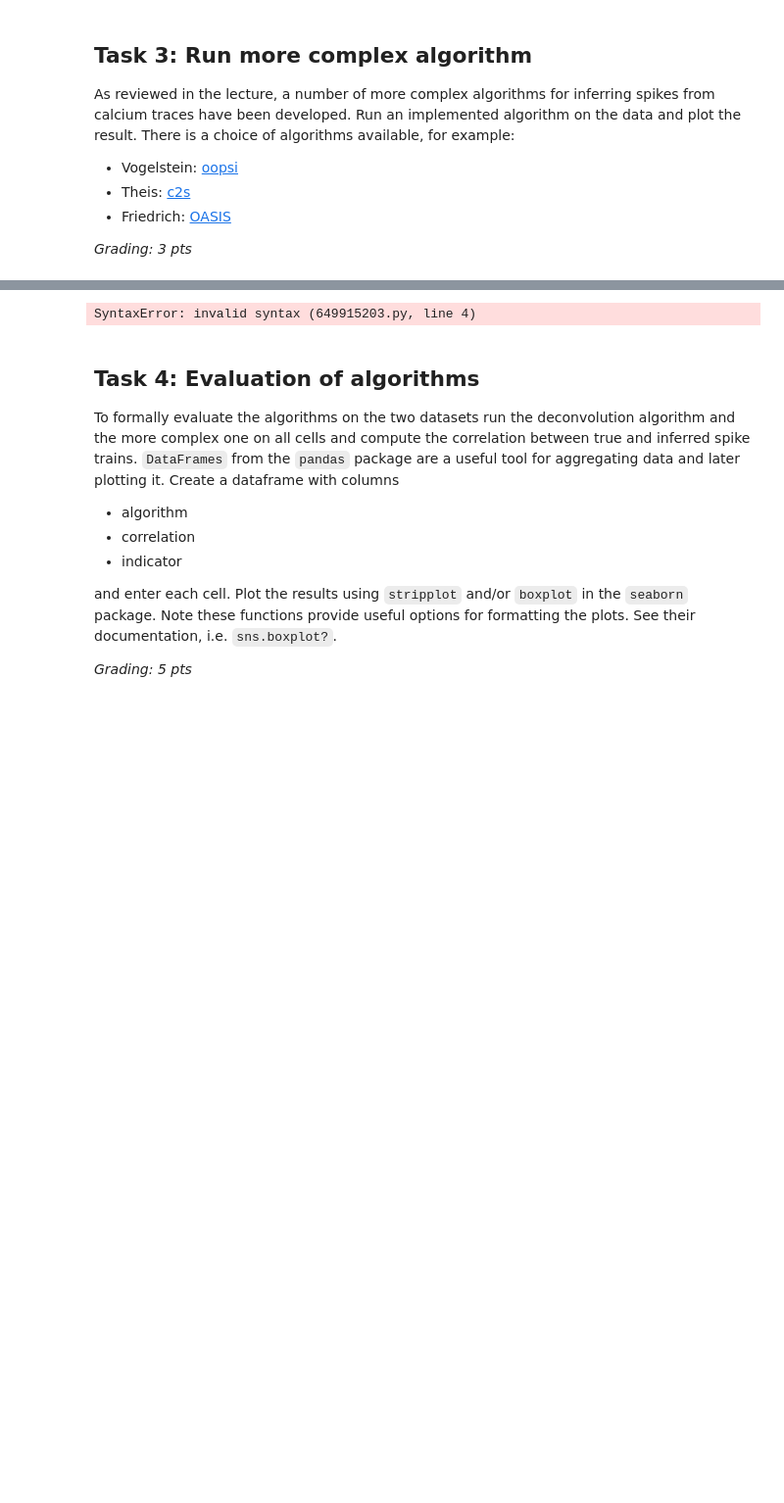
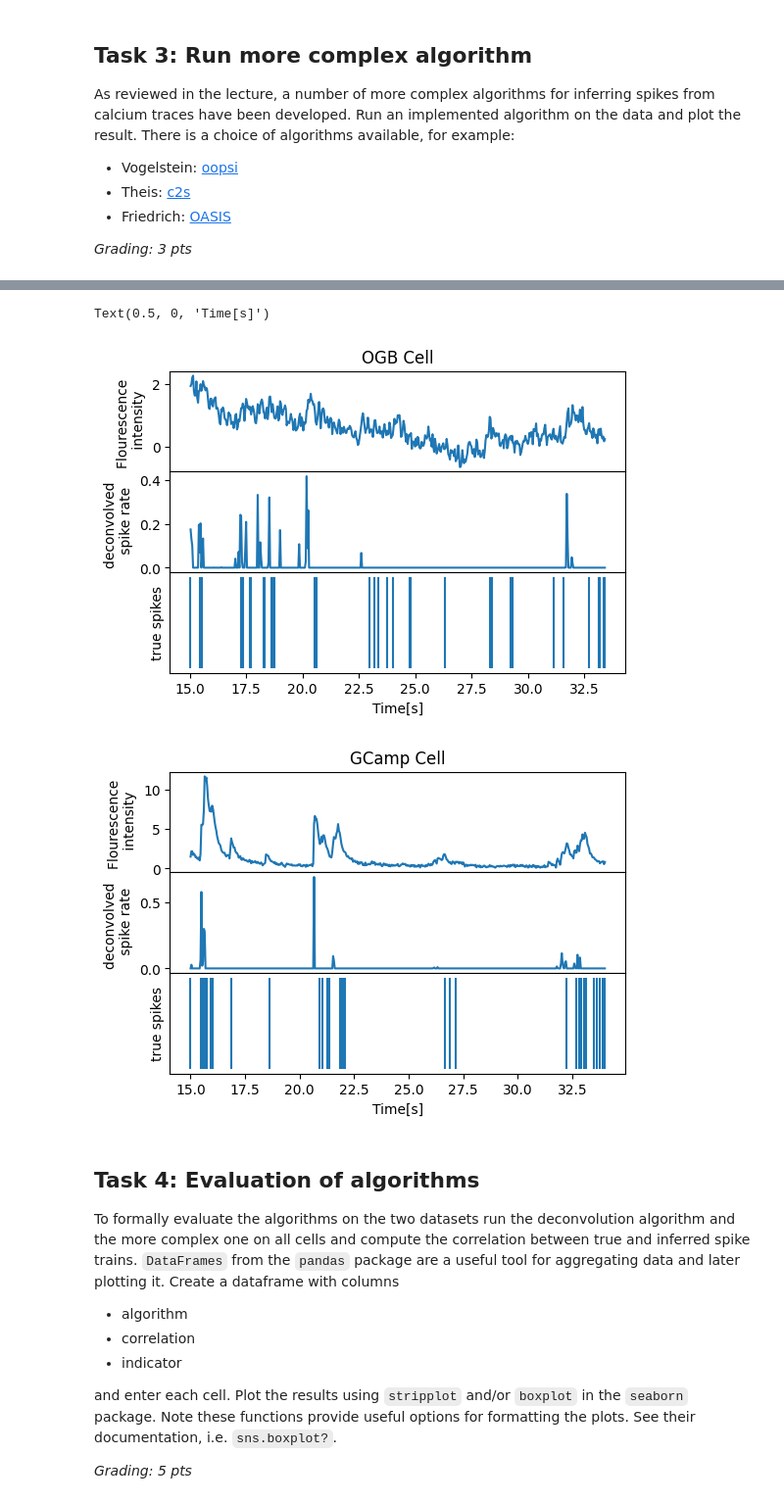
Before and after one commit to toniklenk/NeuralDataScience, a Jupyter notebook: notebooks/CodingLab3.ipynb, the cells around one changed output, grey strips where cells are left out. Shown at 98% size. Saved outputs shown, nothing was run; the diff lists cells and outputs as text; code cells hidden in the pictures; blank space fills up the shorter version.

```diff
--- a/notebooks/CodingLab3.ipynb
+++ b/notebooks/CodingLab3.ipynb
@@ -368,25 +371,59 @@ oopsi.py.2          100%[===================>]   7,79K  --.-KB/s    in 0,01s
 # ----------------------------------------------------------------------
 # Apply one of the advanced algorithms to the OGB and GCamp Cells (1 pt)
 # ----------------------------------------------------------------------
-d,Cz = oopsi.fast(,dt=dt,iter_max=6)
+# d: reconstructed Spikes
+ogb_d, ogb_Cz = oopsi.fast(ogb_calcium.loc[:, "5"], dt=dt, iter_max=6)
+gcamp_d, gcamp_Cz = oopsi.fast(gcamp_calcium.loc[:, "6"], dt=dt, iter_max=6)
-# %% [output]
-SyntaxError: invalid syntax (649915203.py, line 4)
+# %%
+# need to crop index, as deconvolved signal has marginally different array size
+ogb_deconv = pd.DataFrame(ogb_d, index=ogb_calcium.index[: ogb_d.size])
+gcamp_deconv = pd.DataFrame(gcamp_d, index=gcamp_calcium.index[: gcamp_d.size])
 # %%
 # -------------------------------------------------------------------------------
 # Plot the results for the OGB and GCamp Cells and describe the results (1+1 pts)
 # -------------------------------------------------------------------------------
 
-fig, axs = plt.subplots(
+fig, (ax1, ax2, ax3) = plt.subplots(
     3, 1, figsize=(6, 4), height_ratios=[1, 1, 1], gridspec_kw=dict(hspace=0)
 )
 
 # OGB Cell
+ax1.set_title("OGB Cell")
+ax1.set_ylabel("Flourescence \n intensity")
+ax1.plot(ogb_calcium.loc[start:stop, "5"])
+ax2.set_ylabel("deconvolved \n spike rate")
+ax2.plot(ogb_deconv.loc[start:stop])
+ax3.vlines(
+    ogb[ogb == 1].index.values,
+    ymin=0,
+    ymax=1,
+)
+ax3.set_yticks([])
+ax3.set_ylabel("true spikes")
+ax3.set_xlabel("Time[s]")
 
-fig, axs = plt.subplots(
+fig, (ax1, ax2, ax3) = plt.subplots(
     3, 1, figsize=(6, 4), height_ratios=[1, 1, 1], gridspec_kw=dict(hspace=0)
 )
 
 # GCamP Cell
+ax1.set_title("GCamp Cell")
+ax1.set_ylabel("Flourescence \n intensity")
+ax1.plot(gcamp_calcium.loc[start:stop, "6"])
+ax2.set_ylabel("deconvolved \n spike rate")
+ax2.plot(gcamp_deconv.loc[start:stop])
+ax3.vlines(
+    gcamp[gcamp == 1].index,
+    ymin=0,
+    ymax=1,
+)
+ax3.set_yticks([])
+ax3.set_ylabel("true spikes")
+ax3.set_xlabel("Time[s]")
+# %% [output]
+Text(0.5, 0, 'Time[s]')
+[figure, added]
+[figure, added]
 # %% [markdown]
 ## Task 4: Evaluation of algorithms
 
```
Also changed, not shown: parts of 2 cells of this notebook, 1 other file.
